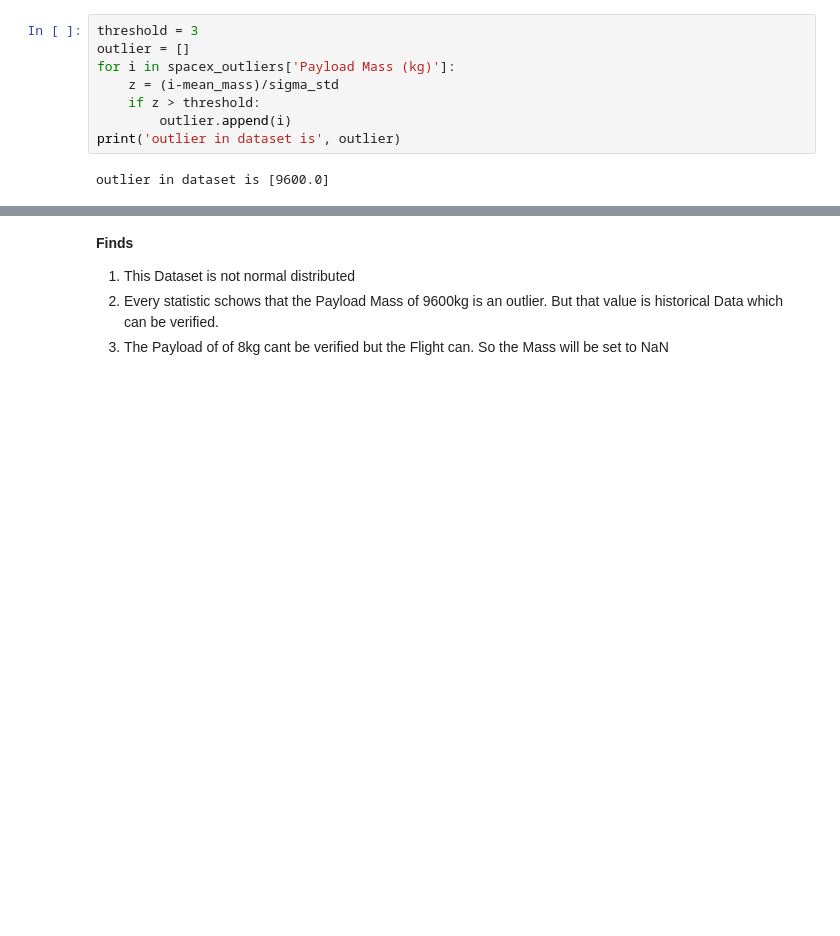
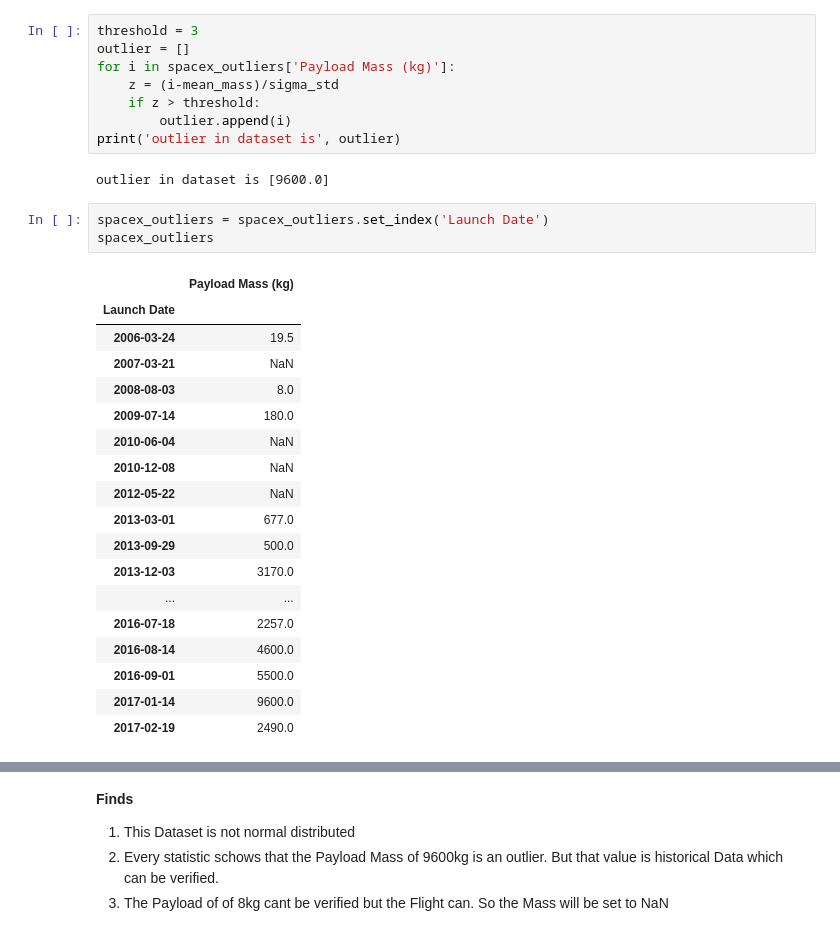
Before and after one commit to SurMux/ds, a Jupyter notebook: DataScience Project SpaceX Data.ipynb, the cells around one changed output, grey strips where cells are left out. Saved outputs shown, nothing was run; the diff lists cells and outputs as text; blank space fills up the shorter version.

```diff
--- a/DataScience Project SpaceX Data.ipynb
+++ b/DataScience Project SpaceX Data.ipynb
@@ -364,6 +367,28 @@ for i in spacex_outliers['Payload Mass (kg)']:
 print('outlier in dataset is', outlier)
 # %% [output]
 outlier in dataset is [9600.0]
+# %%
+spacex_outliers = spacex_outliers.set_index('Launch Date')
+spacex_outliers
+# %% [output]
+|  | Payload Mass (kg) |
+| Launch Date |  |
+| 2006-03-24 | 19.5 |
+| 2007-03-21 | NaN |
+| 2008-08-03 | 8.0 |
+| 2009-07-14 | 180.0 |
+| 2010-06-04 | NaN |
+| 2010-12-08 | NaN |
+| 2012-05-22 | NaN |
+| 2013-03-01 | 677.0 |
+| 2013-09-29 | 500.0 |
+| 2013-12-03 | 3170.0 |
+| ... | ... |
+| 2016-07-18 | 2257.0 |
+| 2016-08-14 | 4600.0 |
+| 2016-09-01 | 5500.0 |
+| 2017-01-14 | 9600.0 |
+| 2017-02-19 | 2490.0 |
 # %%
 spacex_outliers.plot()
 # %% [output]
```
Also changed, not shown: parts of 12 cells of this notebook.
